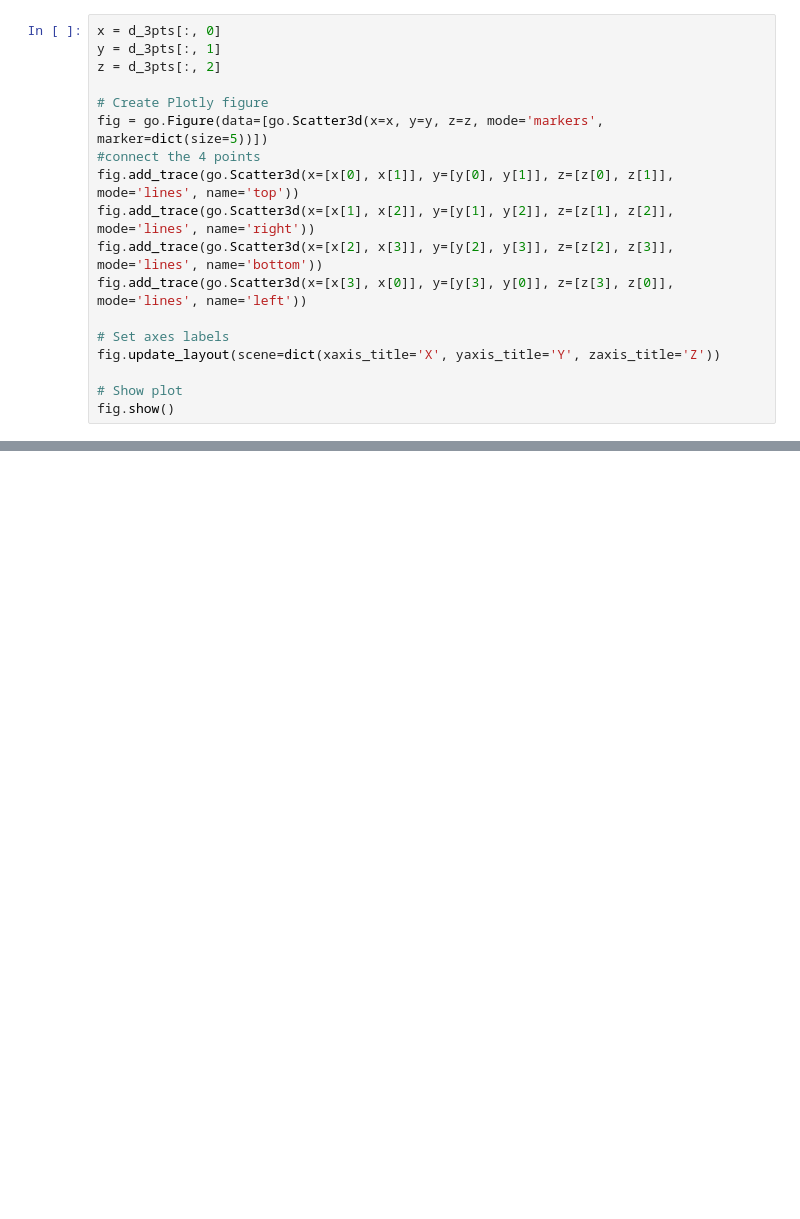
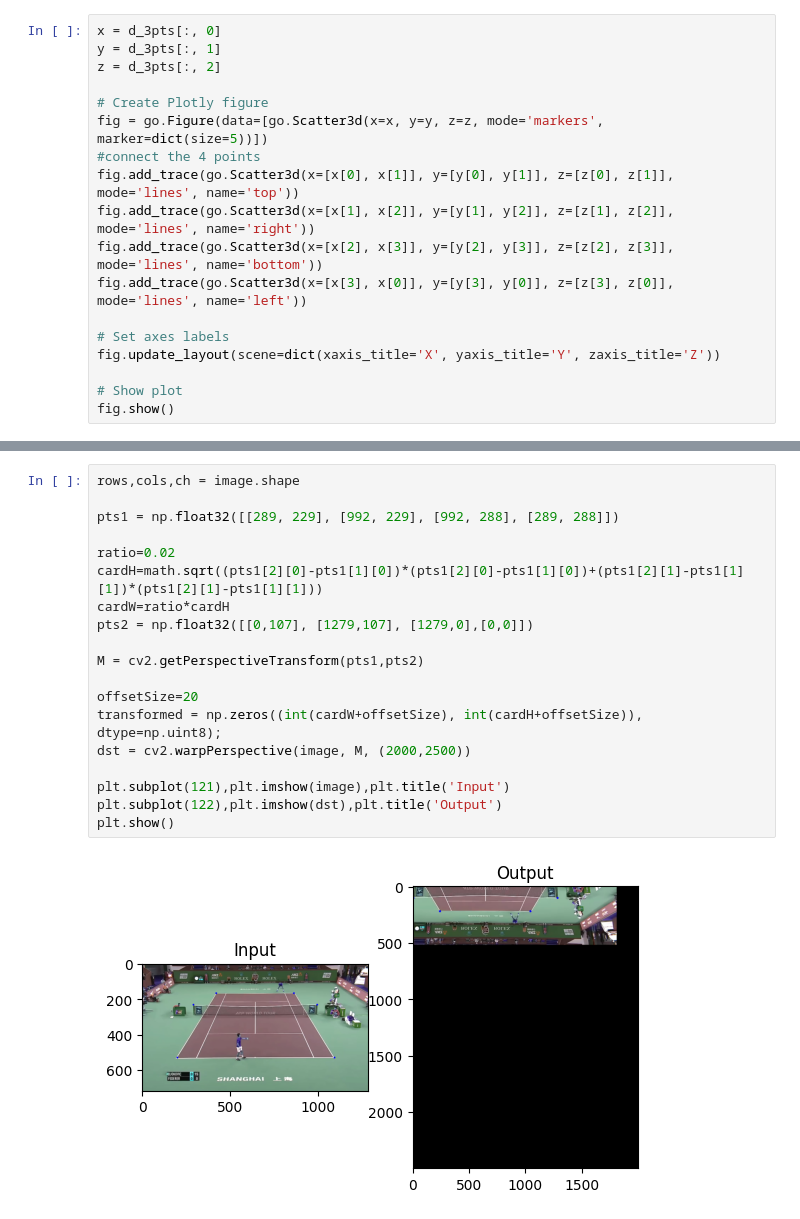
Before and after one commit to LorenzoAicardi/TennisBounceDetector, a Jupyter notebook: NoNN/3dmodel.ipynb, the cells around one changed output, grey strips where cells are left out. Saved outputs shown, nothing was run; the diff lists cells and outputs as text; blank space fills up the shorter version.

```diff
--- a/NoNN/3dmodel.ipynb
+++ b/NoNN/3dmodel.ipynb
@@ -211,0 +408,21 @@ for i in range(4):
+# %%
+rows,cols,ch = image.shape
+
+pts1 = np.float32([[289, 229], [992, 229], [992, 288], [289, 288]])
+
+ratio=0.02
+cardH=math.sqrt((pts1[2][0]-pts1[1][0])*(pts1[2][0]-pts1[1][0])+(pts1[2][1]-pts1[1][1])*(pts1[2][1]-pts1[1][1]))
+cardW=ratio*cardH
+pts2 = np.float32([[0,107], [1279,107], [1279,0],[0,0]])
+
+M = cv2.getPerspectiveTransform(pts1,pts2)
+
+offsetSize=20
+transformed = np.zeros((int(cardW+offsetSize), int(cardH+offsetSize)), dtype=np.uint8);
+dst = cv2.warpPerspective(image, M, (2000,2500))
+
+plt.subplot(121),plt.imshow(image),plt.title('Input')
+plt.subplot(122),plt.imshow(dst),plt.title('Output')
+plt.show()
+# %% [output]
+[figure, added]
```
Also changed, not shown: parts of 39 cells of this notebook.
